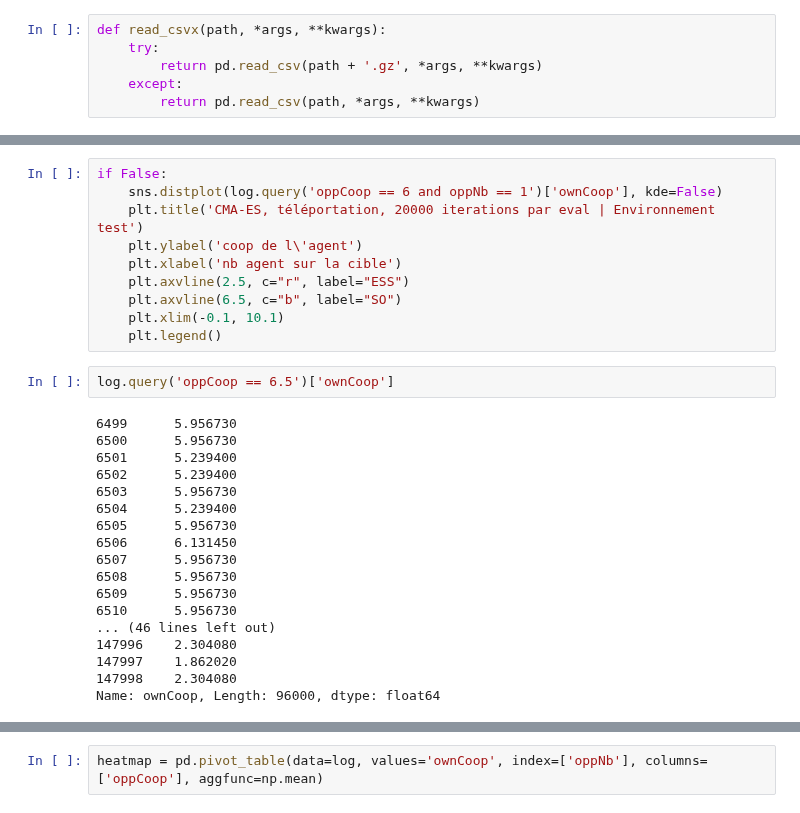
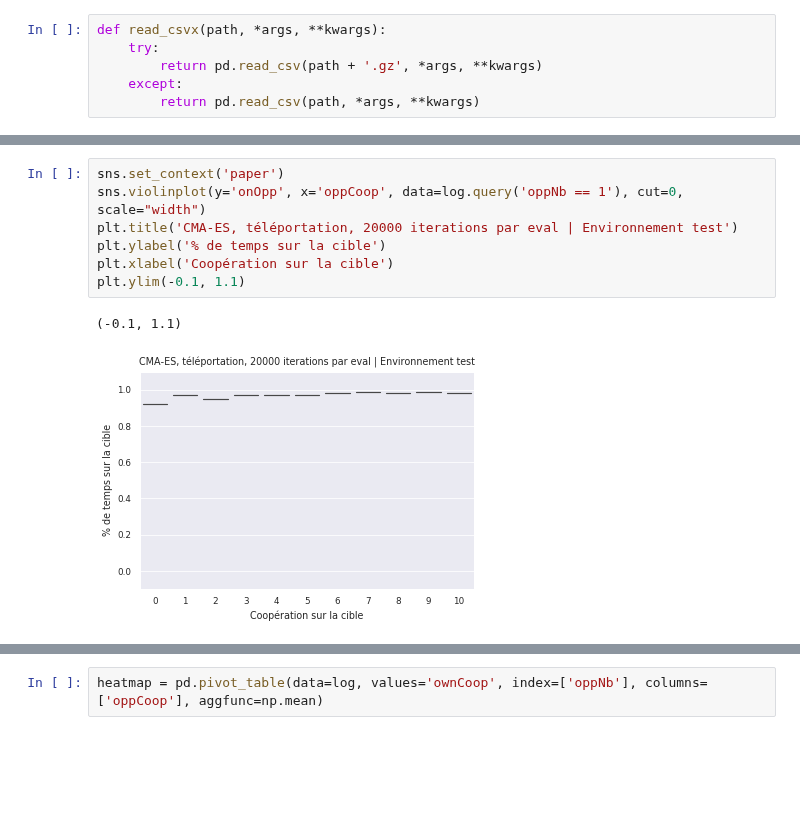
Before and after one commit to PaulEcoffet/roborobo3, a Jupyter notebook: roborobo3/notebooks/heatmap_choice.ipynb, the cells around one changed output, grey strips where cells are left out. Cells and saved outputs as stored; diff of their text form; blank space fills up the shorter version.

```diff
--- a/roborobo3/notebooks/heatmap_choice.ipynb
+++ b/roborobo3/notebooks/heatmap_choice.ipynb
@@ -108,31 +58,11 @@ if False:
 # %%
-if False:
-    sns.distplot(log.query('oppCoop == 6 and oppNb == 1')['ownCoop'], kde=False)
-    plt.title('CMA-ES, téléportation, 20000 iterations par eval | Environnement test')
-    plt.ylabel('coop de l\'agent')
-    plt.xlabel('nb agent sur la cible')
-    plt.axvline(2.5, c="r", label="ESS")
-    plt.axvline(6.5, c="b", label="SO")
-    plt.xlim(-0.1, 10.1)
-    plt.legend()
+sns.set_context('paper')
+sns.violinplot(y='onOpp', x='oppCoop', data=log.query('oppNb == 1'), cut=0, scale="width")
+plt.title('CMA-ES, téléportation, 20000 iterations par eval | Environnement test')
+plt.ylabel('% de temps sur la cible')
+plt.xlabel('Coopération sur la cible')
+plt.ylim(-0.1, 1.1)
+# %% [output]
+(-0.1, 1.1)
+[figure, added]
-# %%
-log.query('oppCoop == 6.5')['ownCoop']
-# %% [output]
-6499      5.956730
-6500      5.956730
-6501      5.239400
-6502      5.239400
-6503      5.956730
-6504      5.239400
-6505      5.956730
-6506      6.131450
-6507      5.956730
-6508      5.956730
-6509      5.956730
-6510      5.956730
-... (46 lines left out)
-147996    2.304080
-147997    1.862020
-147998    2.304080
-Name: ownCoop, Length: 96000, dtype: float64
 # %%
```
Also changed, not shown: parts of 7 cells of this notebook, 20 other files.
